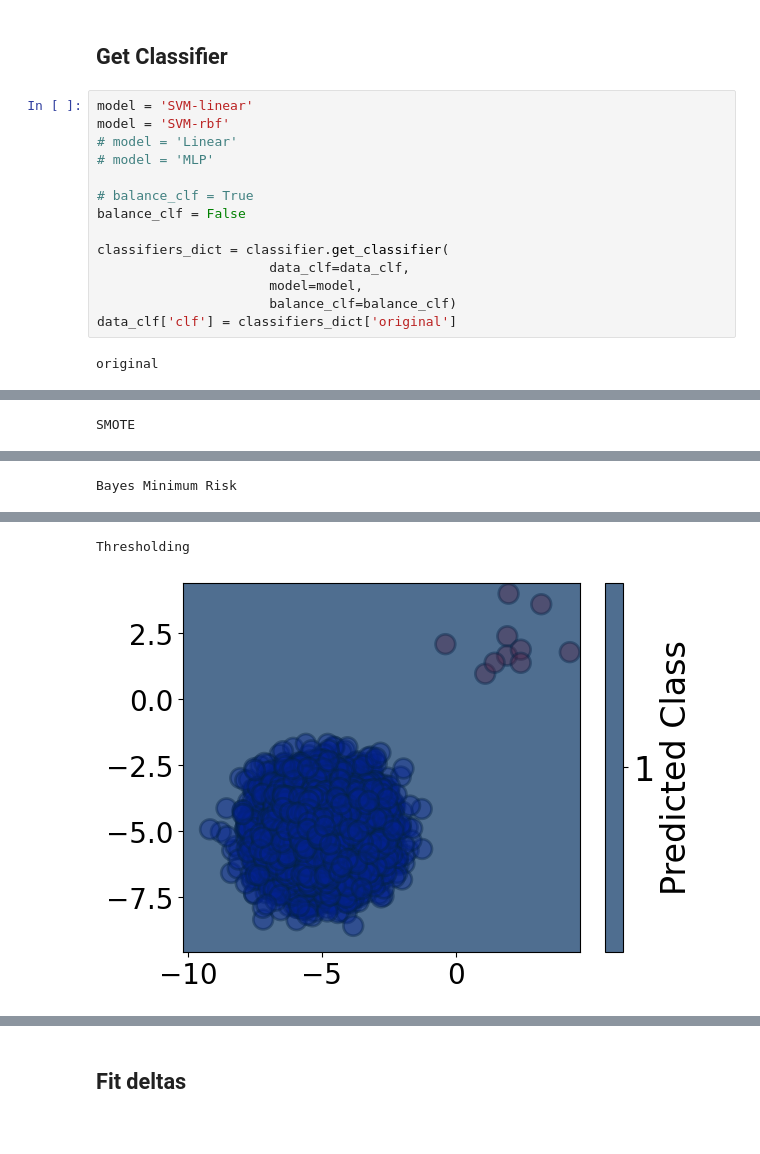
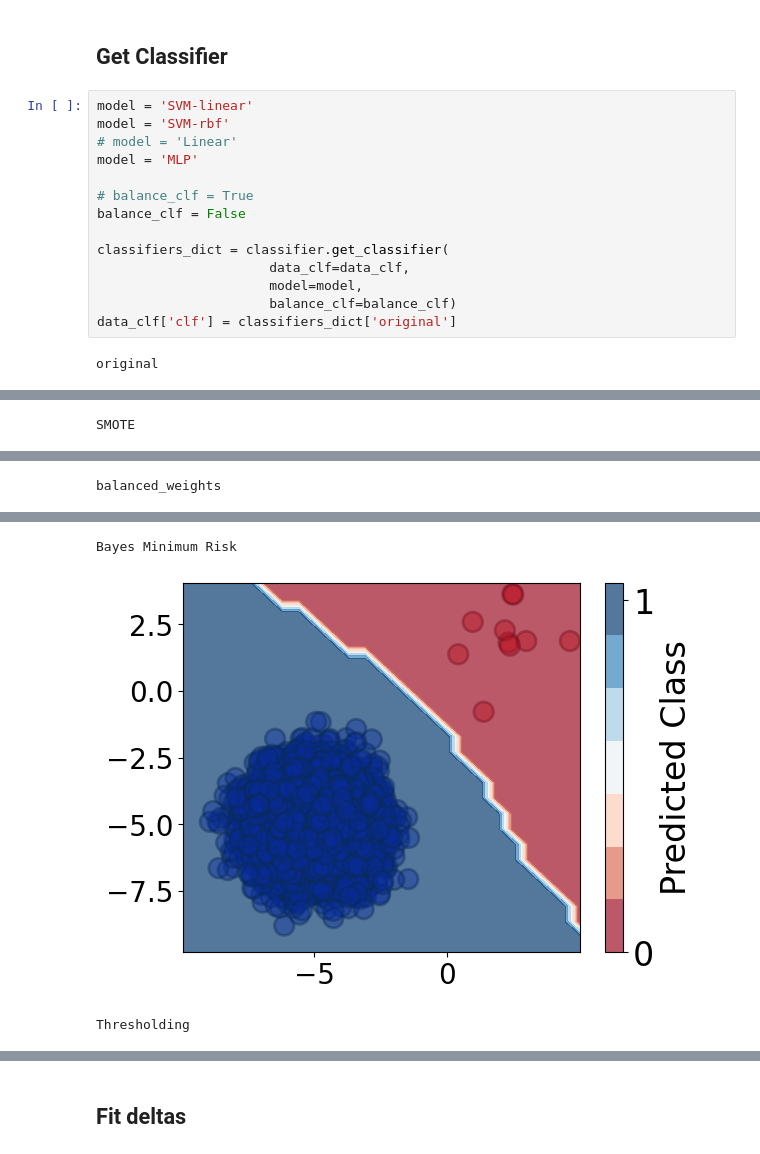
Before and after one commit to mattclifford1/linear_confidence, a Jupyter notebook: notebooks/Gaussian_sep.ipynb, the cells around one changed output, grey strips where cells are left out. Saved outputs shown, nothing was run; the diff lists cells and outputs as text.

Commit message:
compare to balanced clf as well

```diff
--- a/notebooks/Gaussian_sep.ipynb
+++ b/notebooks/Gaussian_sep.ipynb
@@ -32,7 +29,7 @@ data_clf = data.get_data(
 model = 'SVM-linear'
 model = 'SVM-rbf'
 # model = 'Linear'
-# model = 'MLP'
+model = 'MLP'
 
 # balance_clf = True
 balance_clf = False
@@ -50 +47 @@ SMOTE
-Bayes Minimum Risk
+balanced_weights
@@ -52,2 +49,3 @@ Bayes Minimum Risk
-Thresholding
+Bayes Minimum Risk
-[figure, old version]
+[figure, new version]
+Thresholding
```
Also changed, not shown: parts of 6 cells of this notebook, 2 other files.
